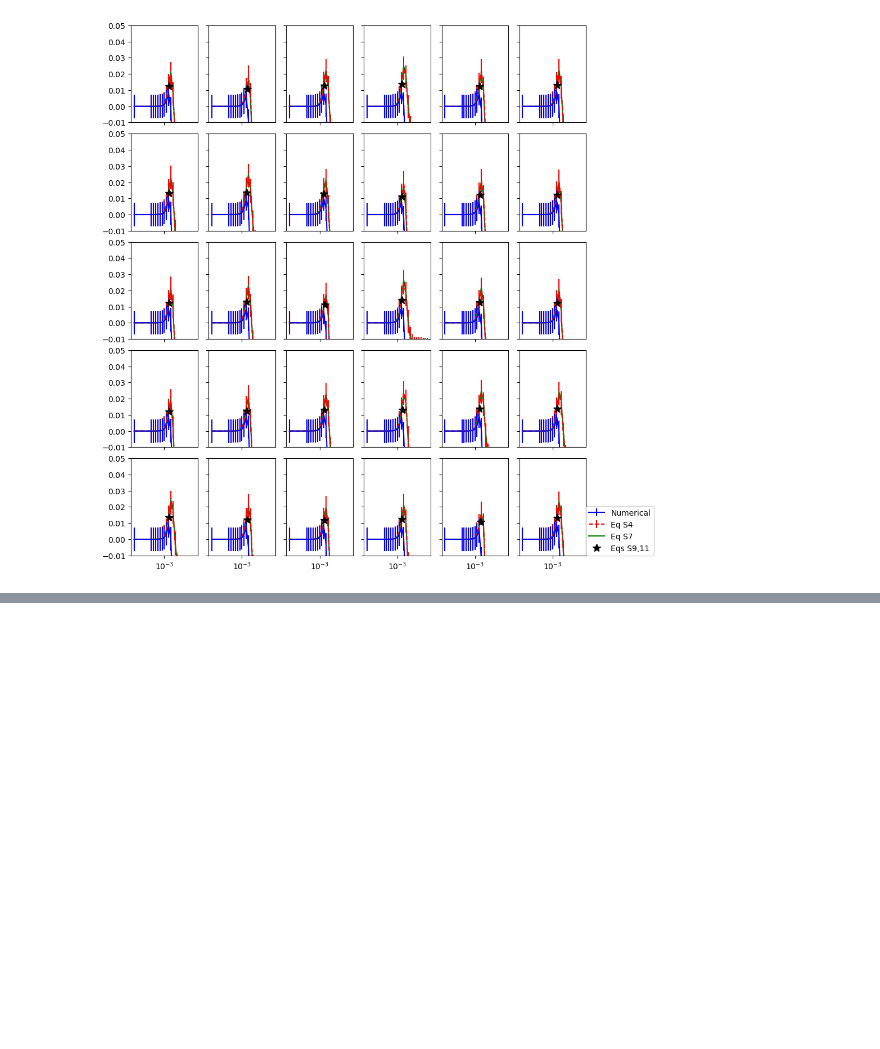
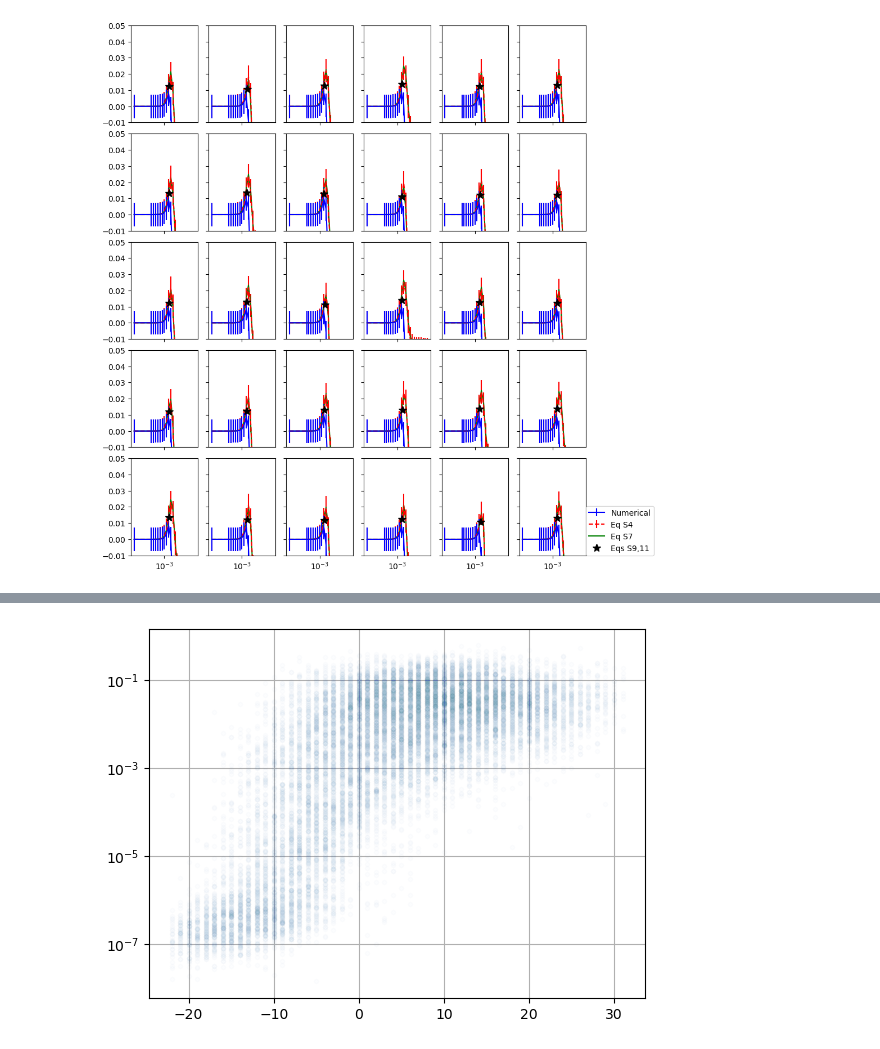
Before and after one commit to zdeblick/JointTraining, a Jupyter notebook: Figures.ipynb, the cells around one changed output, grey strips where cells are left out. Drawn from its saved outputs; the diff is of its cells as text; code cells hidden in the pictures; blank space fills up the shorter version.

```diff
--- a/Figures.ipynb
+++ b/Figures.ipynb
@@ -570,0 +591,5 @@ fig.tight_layout()
+# %%
+plt.semilogy((-D['Ns']+np.minimum(D['Ps'],D['Ss'],D['Ms']+D['Qs']))[ok],T_JTs[ok],'.',alpha=0.01)
+plt.grid()
+# %% [output]
+[figure, added]
```
Also changed, not shown: parts of 9 cells of this notebook, 1 other file.
